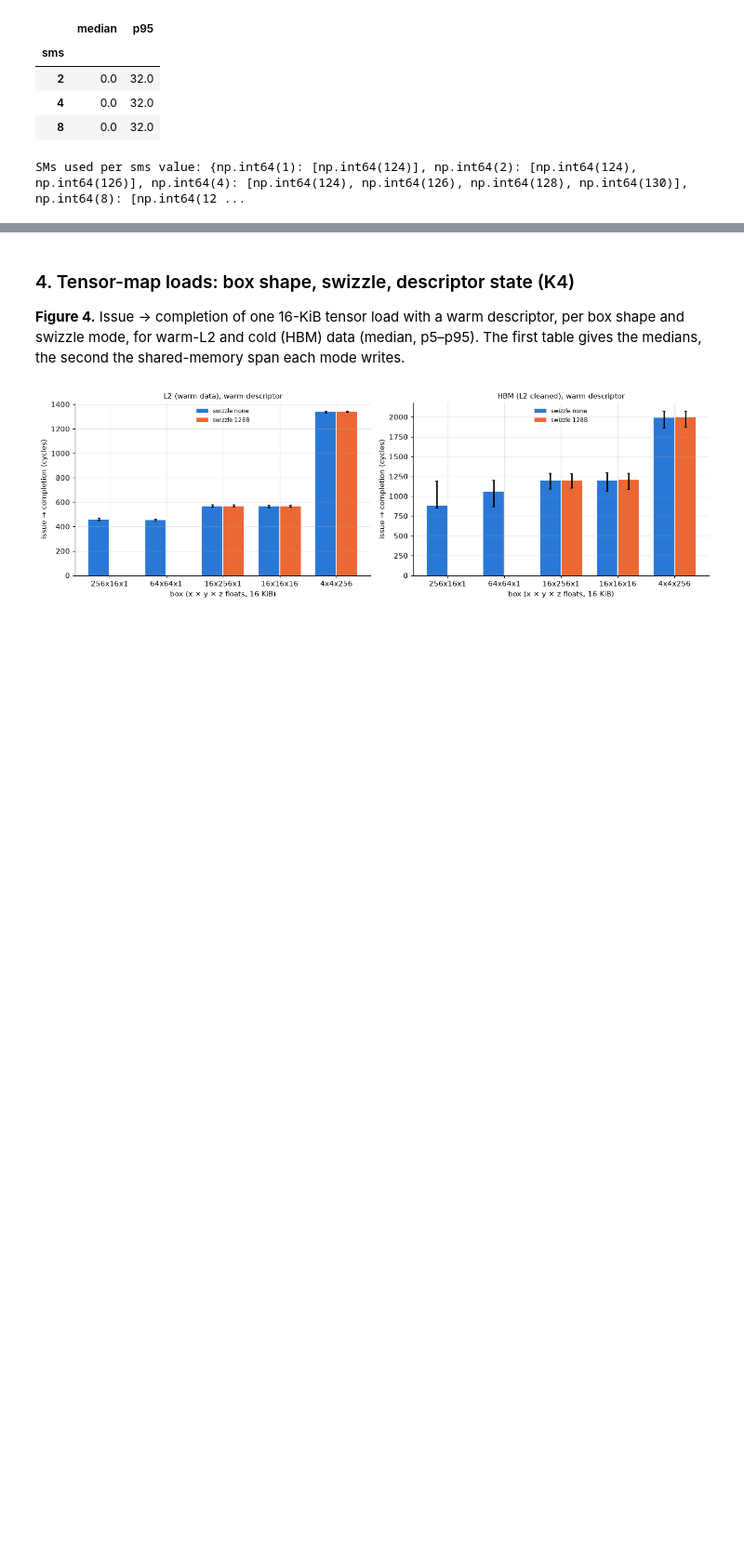
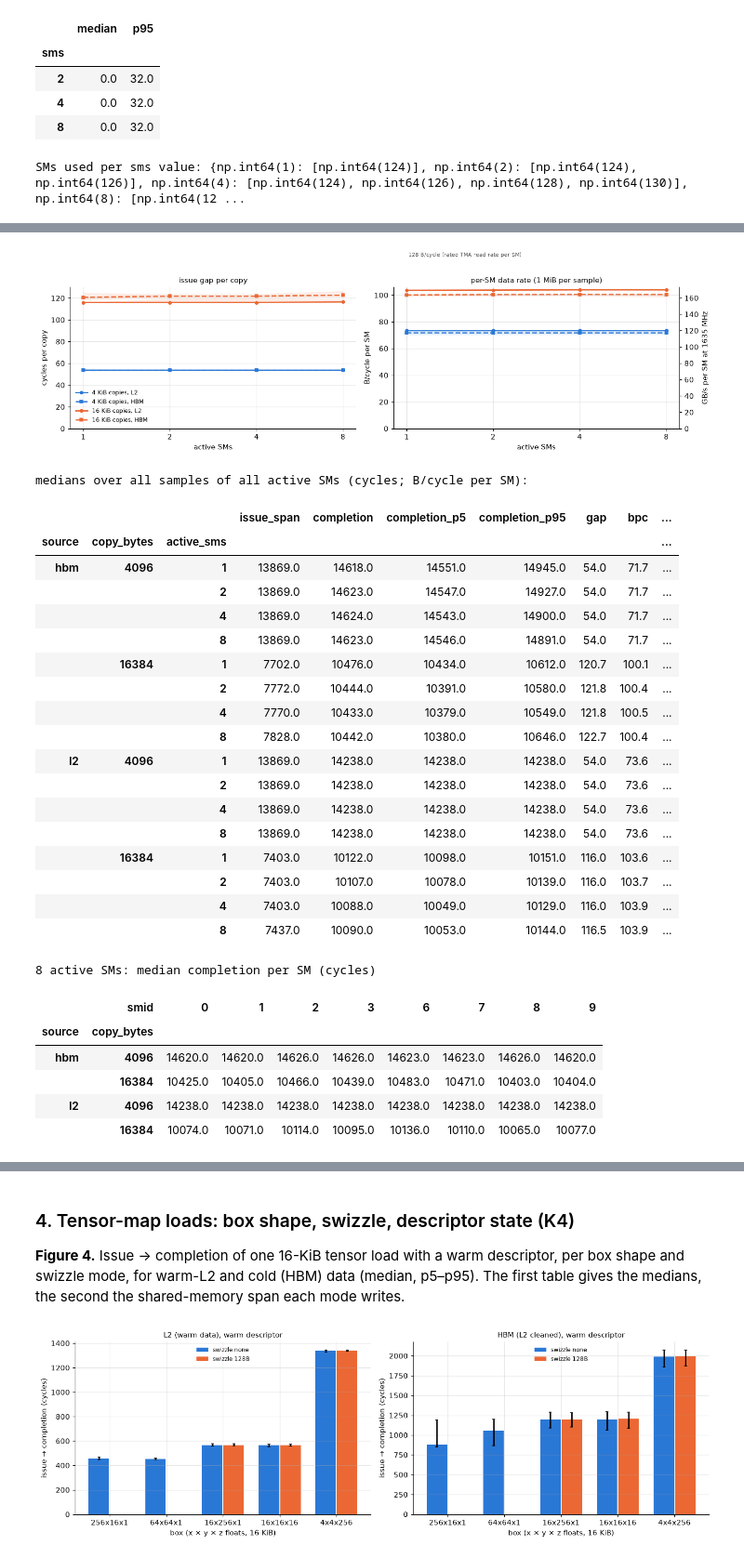
Before and after one commit to lomolisso/h100-microbench, a Jupyter notebook: experiments/06__tma_latency_and_issue/06__tma_latency_and_issue.ipynb, the cells around one changed output, grey strips where cells are left out. Shown at 93% size. Drawn from its saved outputs; the diff is of its cells as text; code cells hidden in the pictures; blank space fills up the shorter version.

```diff
--- a/experiments/06__tma_latency_and_issue/06__tma_latency_and_issue.ipynb
+++ b/experiments/06__tma_latency_and_issue/06__tma_latency_and_issue.ipynb
@@ -611,0 +617,49 @@ Up to 8 SMs issuing at the same instant see exactly the same issue spans and com
+# %%
+try:
+    RUN5 = latest_run("tma_issue", "k3sms", QUICK)
+except SystemExit:
+    RUN5 = None
+if RUN5 is None:
+    print("no complete run of the sustained multi-SM test (tma_issue k3sms) in the results")
+else:
+    ms_all = read_run("06__tma__issue_sms.csv", RUN5, dtype={"issue_cycles_list": str, "round_done_cycles_list": str,
+                                                            "active_set": str})
+    ms = valid(ms_all)
+    print(f"run {RUN5}: {len(ms)} samples × SM rows; rows of discarded launches: {len(ms_all) - len(ms)}")
+    print("active sets:", {int(k): v for k, v in ms.groupby("active_sms").active_set.first().items()},
+          "| SM → GPC, L2 partition:", {int(s): (int(g), int(p)) for s, g, p in
+                                        ms[["smid", "gpc", "partition"]].drop_duplicates().sort_values("smid").values})
+    first = ms.issue_cycles_list.str.split(";", n=1).str[0].astype(float)  # return of the first copy's issue
+    ms["gap"] = (ms.issue_span_cycles - first) / (ms.copies - 1)
+    ms["bpc"] = (1 << 20) / ms.completion_cycles
+    fig, axs = plt.subplots(1, 2, figsize=(13, 4.2))
+    for j, z in enumerate(sorted(ms.copy_bytes.unique())):
+        for src, ls, mk in [("l2", "-", "o"), ("hbm", "--", "s")]:
+            d = ms[(ms.copy_bytes == z) & (ms.source == src)]
+            if d.empty: continue
+            for ax, col in zip(axs, ["gap", "bpc"]):
+                g = d.groupby("active_sms")[col]
+                m, a, b = g.median(), g.quantile(.05), g.quantile(.95)
+                ax.fill_between(m.index, a, b, color=C[j], alpha=0.12, lw=0)
+                ax.plot(m.index, m.values, color=C[j], ls=ls, marker=mk, label=f"{z // 1024} KiB copies, {src.upper()}")
+    for ax, t, yl in zip(axs, ["issue gap per copy", "per-SM data rate (1 MiB per sample)"], ["cycles per copy", "B/cycle per SM"]):
+        ax.set_xscale("log", base=2); ax.set_xticks([1, 2, 4, 8]); ax.set_xticklabels(["1", "2", "4", "8"])
+        ax.set_xlabel("active SMs"); ax.set_ylabel(yl); ax.set_title(t, fontsize=10); ax.set_ylim(bottom=0)
+    axs[1].axhline(128, color="0.4", ls=":", lw=1)
+    axs[1].text(1, 128, " 128 B/cycle (rated TMA read rate per SM)", fontsize=7, va="bottom", color="0.3")
+    sec = axs[1].secondary_yaxis("right", functions=(lambda v: v * 1.635, lambda v: v / 1.635)); sec.set_ylabel("GB/s per SM at 1635 MHz")
+    axs[0].legend(fontsize=8); fig.tight_layout(); plt.show()
+
+    T = ms.groupby(["source", "copy_bytes", "active_sms"]).agg(
+        issue_span=("issue_span_cycles", "median"), completion=("completion_cycles", "median"),
+        completion_p5=("completion_cycles", lambda x: x.quantile(.05)), completion_p95=("completion_cycles", lambda x: x.quantile(.95)),
+        gap=("gap", "median"), bpc=("bpc", "median"), skew_p95_ns=("start_skew_ns", lambda x: x.quantile(.95)))
+    base = T.xs(1, level="active_sms")
+    T["completion / 1 SM"] = T.completion / base.completion.reindex(T.index.droplevel("active_sms")).values
+    print("medians over all samples of all active SMs (cycles; B/cycle per SM):")
+    display(T.round({"issue_span": 0, "completion": 0, "completion_p5": 0, "completion_p95": 0, "gap": 1, "bpc": 1,
+                     "skew_p95_ns": 0, "completion / 1 SM": 3}))
+    P = ms[ms.active_sms == ms.active_sms.max()].groupby(["source", "copy_bytes", "smid"]).completion_cycles.median().unstack("smid")
+    print("8 active SMs: median completion per SM (cycles)")
+    display(P.round(0))
+# %% [output]
@@ -611,0 +668,27 @@ Up to 8 SMs issuing at the same instant see exactly the same issue spans and com
+[figure, added]
+medians over all samples of all active SMs (cycles; B/cycle per SM):
+|  |  |  | issue_span | completion | completion_p5 | completion_p95 | gap | bpc | ... |
+| source | copy_bytes | active_sms |  |  |  |  |  |  | ... |
+| hbm | 4096 | 1 | 13869.0 | 14618.0 | 14551.0 | 14945.0 | 54.0 | 71.7 | ... |
+|  |  | 2 | 13869.0 | 14623.0 | 14547.0 | 14927.0 | 54.0 | 71.7 | ... |
+|  |  | 4 | 13869.0 | 14624.0 | 14543.0 | 14900.0 | 54.0 | 71.7 | ... |
+|  |  | 8 | 13869.0 | 14623.0 | 14546.0 | 14891.0 | 54.0 | 71.7 | ... |
+|  | 16384 | 1 | 7702.0 | 10476.0 | 10434.0 | 10612.0 | 120.7 | 100.1 | ... |
+|  |  | 2 | 7772.0 | 10444.0 | 10391.0 | 10580.0 | 121.8 | 100.4 | ... |
+|  |  | 4 | 7770.0 | 10433.0 | 10379.0 | 10549.0 | 121.8 | 100.5 | ... |
+|  |  | 8 | 7828.0 | 10442.0 | 10380.0 | 10646.0 | 122.7 | 100.4 | ... |
+| l2 | 4096 | 1 | 13869.0 | 14238.0 | 14238.0 | 14238.0 | 54.0 | 73.6 | ... |
+|  |  | 2 | 13869.0 | 14238.0 | 14238.0 | 14238.0 | 54.0 | 73.6 | ... |
+|  |  | 4 | 13869.0 | 14238.0 | 14238.0 | 14238.0 | 54.0 | 73.6 | ... |
+|  |  | 8 | 13869.0 | 14238.0 | 14238.0 | 14238.0 | 54.0 | 73.6 | ... |
+|  | 16384 | 1 | 7403.0 | 10122.0 | 10098.0 | 10151.0 | 116.0 | 103.6 | ... |
+|  |  | 2 | 7403.0 | 10107.0 | 10078.0 | 10139.0 | 116.0 | 103.7 | ... |
+|  |  | 4 | 7403.0 | 10088.0 | 10049.0 | 10129.0 | 116.0 | 103.9 | ... |
+|  |  | 8 | 7437.0 | 10090.0 | 10053.0 | 10144.0 | 116.5 | 103.9 | ... |
+8 active SMs: median completion per SM (cycles)
+|  | smid | 0 | 1 | 2 | 3 | 6 | 7 | 8 | 9 |
+| source | copy_bytes |  |  |  |  |  |  |  |  |
+| hbm | 4096 | 14620.0 | 14620.0 | 14626.0 | 14626.0 | 14623.0 | 14623.0 | 14626.0 | 14620.0 |
+|  | 16384 | 10425.0 | 10405.0 | 10466.0 | 10439.0 | 10483.0 | 10471.0 | 10403.0 | 10404.0 |
+| l2 | 4096 | 14238.0 | 14238.0 | 14238.0 | 14238.0 | 14238.0 | 14238.0 | 14238.0 | 14238.0 |
+|  | 16384 | 10074.0 | 10071.0 | 10114.0 | 10095.0 | 10136.0 | 10110.0 | 10065.0 | 10077.0 |
```
Also changed, not shown: parts of 7 cells of this notebook, 6 other files.
